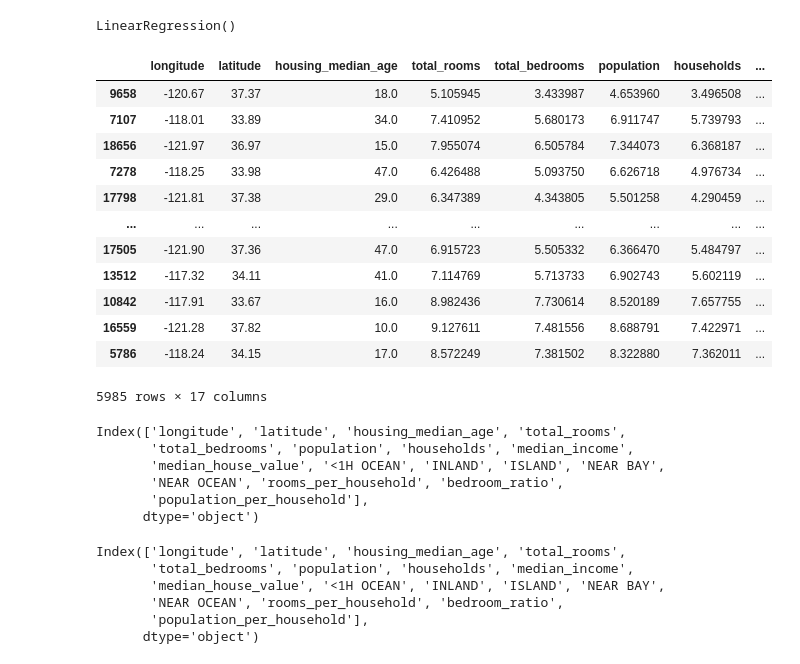
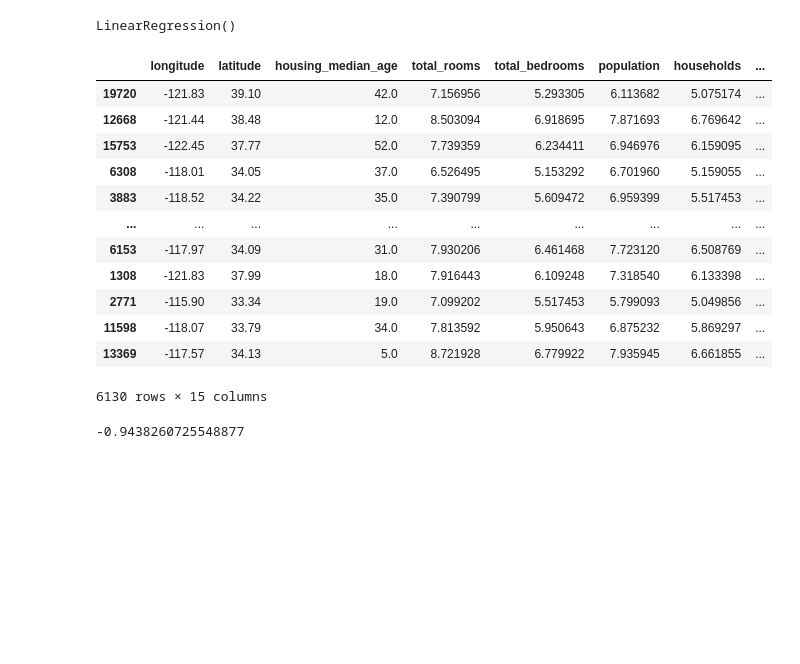
Before and after one commit to 7rohxt/ai-learning-projects, a Jupyter notebook: regression.ipynb, the cells around one changed output. Saved outputs shown, nothing was run; the diff lists cells and outputs as text; code cells hidden in the pictures; blank space fills up the shorter version.

```diff
--- a/regression.ipynb
+++ b/regression.ipynb
@@ -56,4 +56,5 @@ data.describe()
 | max | -114.310000 | 41.950000 | 52.000000 | 39320.000000 | 6445.000000 | 35682.000000 | 6082.000000 | ... |
 # %%
 data.hist(figsize=(15,8))
+data.dropna(inplace=True)
 # %% [output]
@@ -204,42 +194,24 @@ LinearRegression()
 # %%
 test_data = X_test.join(y_test)
 # %%
-test_data = X_test.join(y_test)
-
 from preprocessing import preprocessing
 
 test_data = preprocessing(test_data)
 
+test_data = test_data.drop("ISLAND", axis=1)
+
 test_data
 # %% [output]
 |  | longitude | latitude | housing_median_age | total_rooms | total_bedrooms | population | households | ... |
-| 9658 | -120.67 | 37.37 | 18.0 | 5.105945 | 3.433987 | 4.653960 | 3.496508 | ... |
-| 7107 | -118.01 | 33.89 | 34.0 | 7.410952 | 5.680173 | 6.911747 | 5.739793 | ... |
-| 18656 | -121.97 | 36.97 | 15.0 | 7.955074 | 6.505784 | 7.344073 | 6.368187 | ... |
-| 7278 | -118.25 | 33.98 | 47.0 | 6.426488 | 5.093750 | 6.626718 | 4.976734 | ... |
-| 17798 | -121.81 | 37.38 | 29.0 | 6.347389 | 4.343805 | 5.501258 | 4.290459 | ... |
+| 19720 | -121.83 | 39.10 | 42.0 | 7.156956 | 5.293305 | 6.113682 | 5.075174 | ... |
+| 12668 | -121.44 | 38.48 | 12.0 | 8.503094 | 6.918695 | 7.871693 | 6.769642 | ... |
+| 15753 | -122.45 | 37.77 | 52.0 | 7.739359 | 6.234411 | 6.946976 | 6.159095 | ... |
+| 6308 | -118.01 | 34.05 | 37.0 | 6.526495 | 5.153292 | 6.701960 | 5.159055 | ... |
+| 3883 | -118.52 | 34.22 | 35.0 | 7.390799 | 5.609472 | 6.959399 | 5.517453 | ... |
 | ... | ... | ... | ... | ... | ... | ... | ... | ... |
-| 17505 | -121.90 | 37.36 | 47.0 | 6.915723 | 5.505332 | 6.366470 | 5.484797 | ... |
-| 13512 | -117.32 | 34.11 | 41.0 | 7.114769 | 5.713733 | 6.902743 | 5.602119 | ... |
-| 10842 | -117.91 | 33.67 | 16.0 | 8.982436 | 7.730614 | 8.520189 | 7.657755 | ... |
-| 16559 | -121.28 | 37.82 | 10.0 | 9.127611 | 7.481556 | 8.688791 | 7.422971 | ... |
-| 5786 | -118.24 | 34.15 | 17.0 | 8.572249 | 7.381502 | 8.322880 | 7.362011 | ... |
+| 6153 | -117.97 | 34.09 | 31.0 | 7.930206 | 6.461468 | 7.723120 | 6.508769 | ... |
+| 1308 | -121.83 | 37.99 | 18.0 | 7.916443 | 6.109248 | 7.318540 | 6.133398 | ... |
+| 2771 | -115.90 | 33.34 | 19.0 | 7.099202 | 5.517453 | 5.799093 | 5.049856 | ... |
+| 11598 | -118.07 | 33.79 | 34.0 | 7.813592 | 5.950643 | 6.875232 | 5.869297 | ... |
+| 13369 | -117.57 | 34.13 | 5.0 | 8.721928 | 6.779922 | 7.935945 | 6.661855 | ... |
-5985 rows × 17 columns
+6130 rows × 15 columns
-# %%
-test_data.columns
-# %% [output]
-Index(['longitude', 'latitude', 'housing_median_age', 'total_rooms',
-       'total_bedrooms', 'population', 'households', 'median_income',
-       'median_house_value', '<1H OCEAN', 'INLAND', 'ISLAND', 'NEAR BAY',
-       'NEAR OCEAN', 'rooms_per_household', 'bedroom_ratio',
-       'population_per_household'],
-      dtype='object')
-# %%
-train_data.columns
-# %% [output]
-Index(['longitude', 'latitude', 'housing_median_age', 'total_rooms',
-       'total_bedrooms', 'population', 'households', 'median_income',
-       'median_house_value', '<1H OCEAN', 'INLAND', 'ISLAND', 'NEAR BAY',
-       'NEAR OCEAN', 'rooms_per_household', 'bedroom_ratio',
-       'population_per_household'],
-      dtype='object')
@@ -245,0 +225,4 @@ Index(['longitude', 'latitude', 'housing_median_age', 'total_rooms',
+# %%
+reg.score(X_test, y_test)
+# %% [output]
+-0.9438260725548877
```
Also changed, not shown: parts of 13 cells of this notebook, 1 other file.
